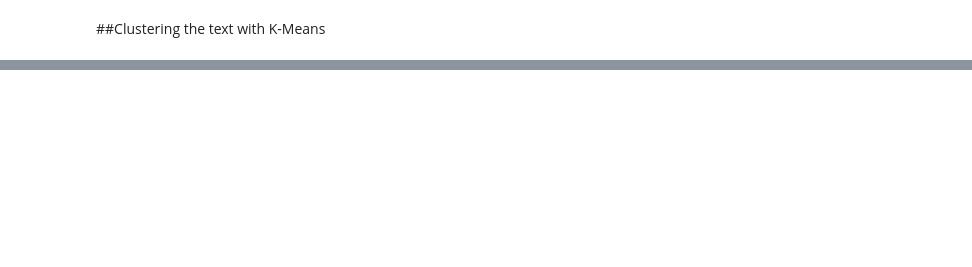
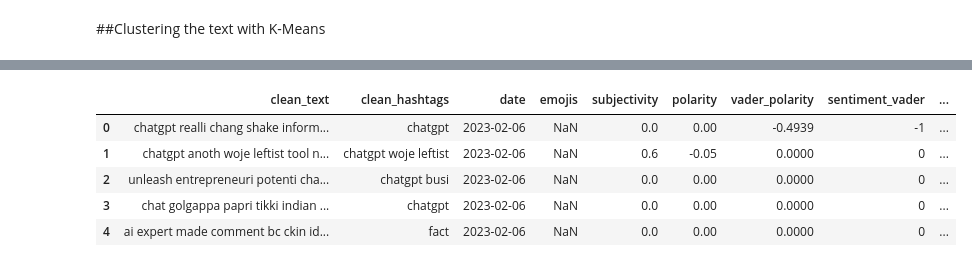
Before and after one commit to IsabelJnz/NLP-Project, a Jupyter notebook: ChatGPT_NLP_SentimentAnalysis.ipynb, the cells around one changed output, grey strips where cells are left out. Cells and saved outputs as stored; diff of their text form; code cells hidden in the pictures; blank space fills up the shorter version.

```diff
--- a/ChatGPT_NLP_SentimentAnalysis.ipynb
+++ b/ChatGPT_NLP_SentimentAnalysis.ipynb
@@ -366,0 +495,10 @@ df
+# %%
+df['Emotion'] = df['clean_text'].apply(emotion)
+df.head()
+# %% [output]
+|  | clean_text | clean_hashtags | date | emojis | subjectivity | polarity | vader_polarity | sentiment_vader | ... |
+| 0 | chatgpt realli chang shake inform... | chatgpt | 2023-02-06 | NaN | 0.0 | 0.00 | -0.4939 | -1 | ... |
+| 1 | chatgpt anoth woje leftist tool n... | chatgpt woje leftist | 2023-02-06 | NaN | 0.6 | -0.05 | 0.0000 | 0 | ... |
+| 2 | unleash entrepreneuri potenti cha... | chatgpt busi | 2023-02-06 | NaN | 0.0 | 0.00 | 0.0000 | 0 | ... |
+| 3 | chat golgappa papri tikki indian ... | chatgpt | 2023-02-06 | NaN | 0.0 | 0.00 | 0.0000 | 0 | ... |
+| 4 | ai expert made comment bc ckin id... | fact | 2023-02-06 | NaN | 0.0 | 0.00 | 0.0000 | 0 | ... |
```
Also changed, not shown: parts of 43 cells of this notebook.
